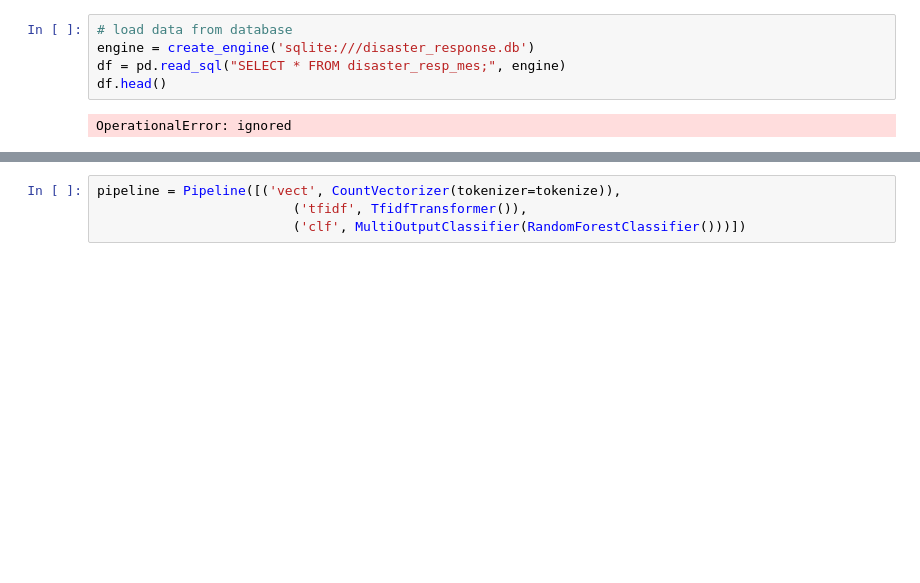
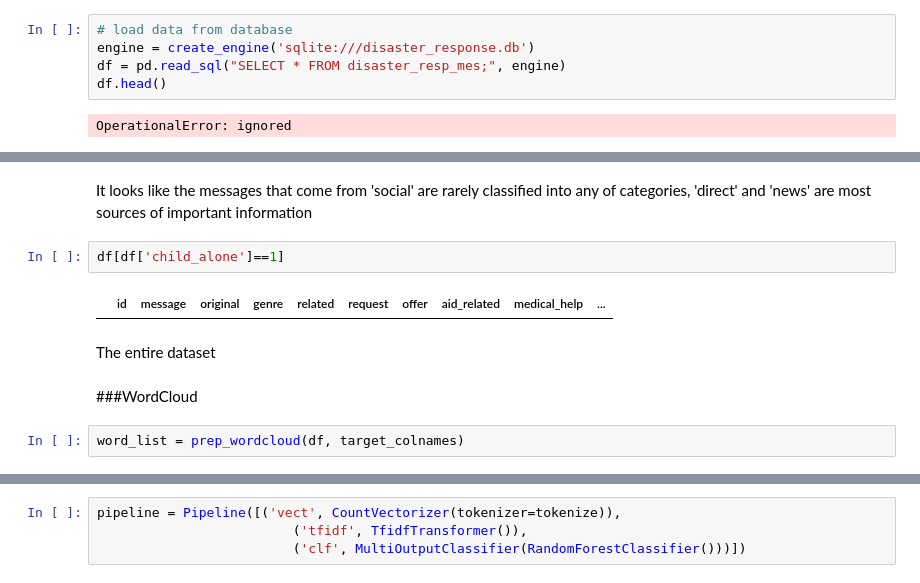
Before and after one commit to mariavaghani/udacity-nanodegree-exercise, a Jupyter notebook: 4_Data_Engineering/Lesson_5_Project/ML Pipeline Preparation.ipynb, the cells around one changed output, grey strips where cells are left out. Saved outputs shown, nothing was run; the diff lists cells and outputs as text; blank space fills up the shorter version.

```diff
--- a/4_Data_Engineering/Lesson_5_Project/ML Pipeline Preparation.ipynb
+++ b/4_Data_Engineering/Lesson_5_Project/ML Pipeline Preparation.ipynb
@@ -88,0 +176,12 @@ NameError: ignored
+# %% [markdown]
+It looks like the messages that come from 'social' are rarely classified into any of categories, 'direct' and 'news' are most sources of important information
+# %%
+df[df['child_alone']==1]
+# %% [output]
+|  | id | message | original | genre | related | request | offer | aid_related | medical_help | ... |
+# %% [markdown]
+The entire dataset
+# %% [markdown]
+###WordCloud
+# %%
+word_list = prep_wordcloud(df, target_colnames)
```
Also changed, not shown: parts of 34 cells of this notebook, 44 other files.
